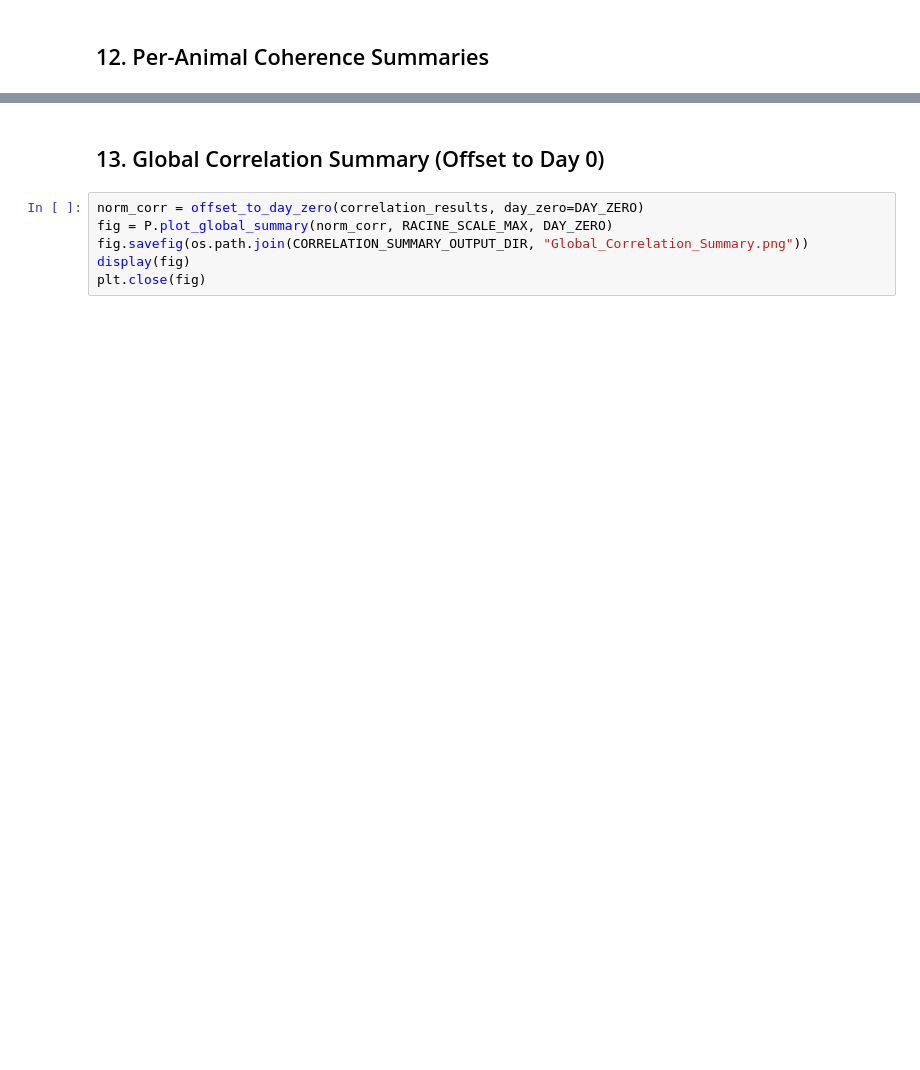
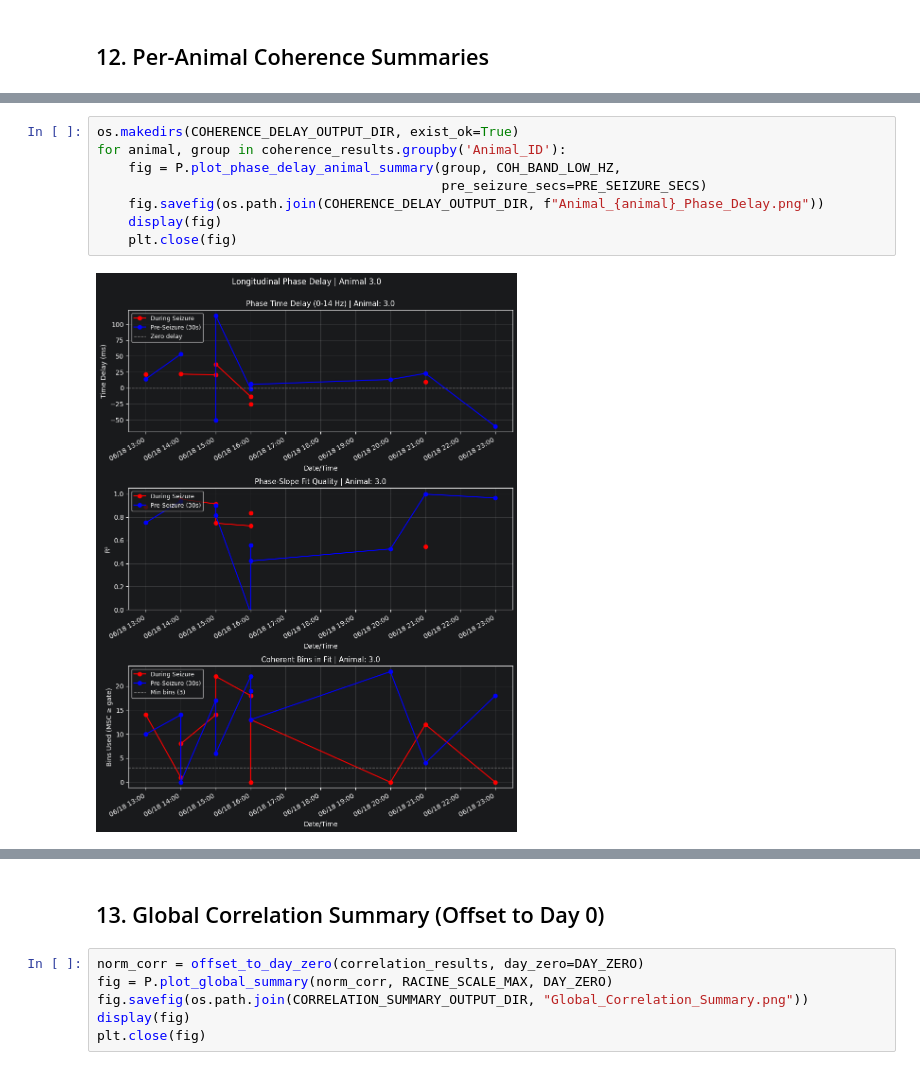
Before and after one commit to olmsteadv5/epileptogenesis-analysis, a Jupyter notebook: main.ipynb, the cells around one changed output, grey strips where cells are left out. Saved outputs shown, nothing was run; the diff lists cells and outputs as text; blank space fills up the shorter version.

```diff
--- a/main.ipynb
+++ b/main.ipynb
@@ -392,0 +407,10 @@ for animal, group in coherence_results.groupby('Animal_ID'):
+# %%
+os.makedirs(COHERENCE_DELAY_OUTPUT_DIR, exist_ok=True)
+for animal, group in coherence_results.groupby('Animal_ID'):
+    fig = P.plot_phase_delay_animal_summary(group, COH_BAND_LOW_HZ,
+                                            pre_seizure_secs=PRE_SEIZURE_SECS)
+    fig.savefig(os.path.join(COHERENCE_DELAY_OUTPUT_DIR, f"Animal_{animal}_Phase_Delay.png"))
+    display(fig)
+    plt.close(fig)
+# %% [output]
+[figure, added]
```
Also changed, not shown: parts of 12 cells of this notebook, 3 other files.
